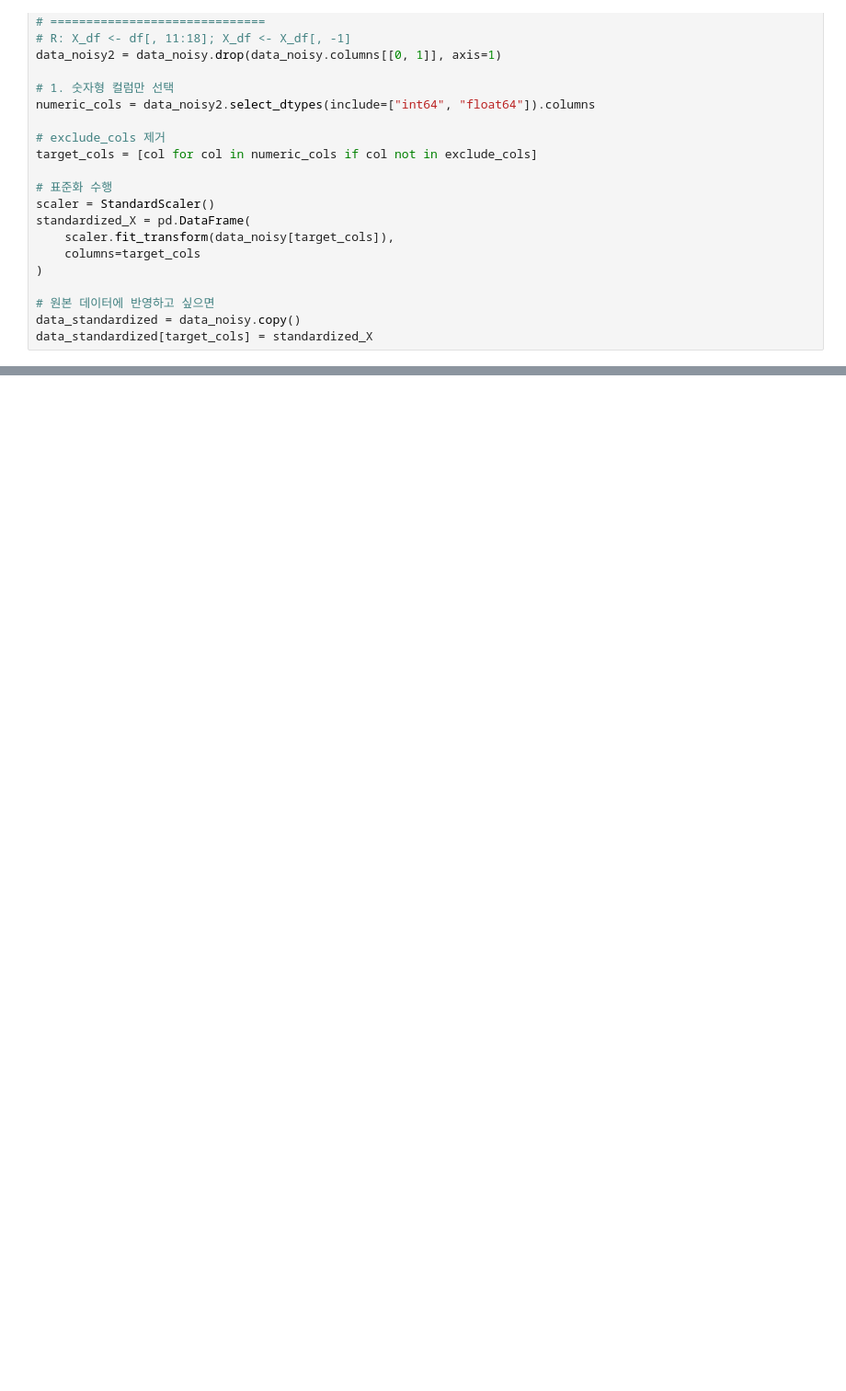
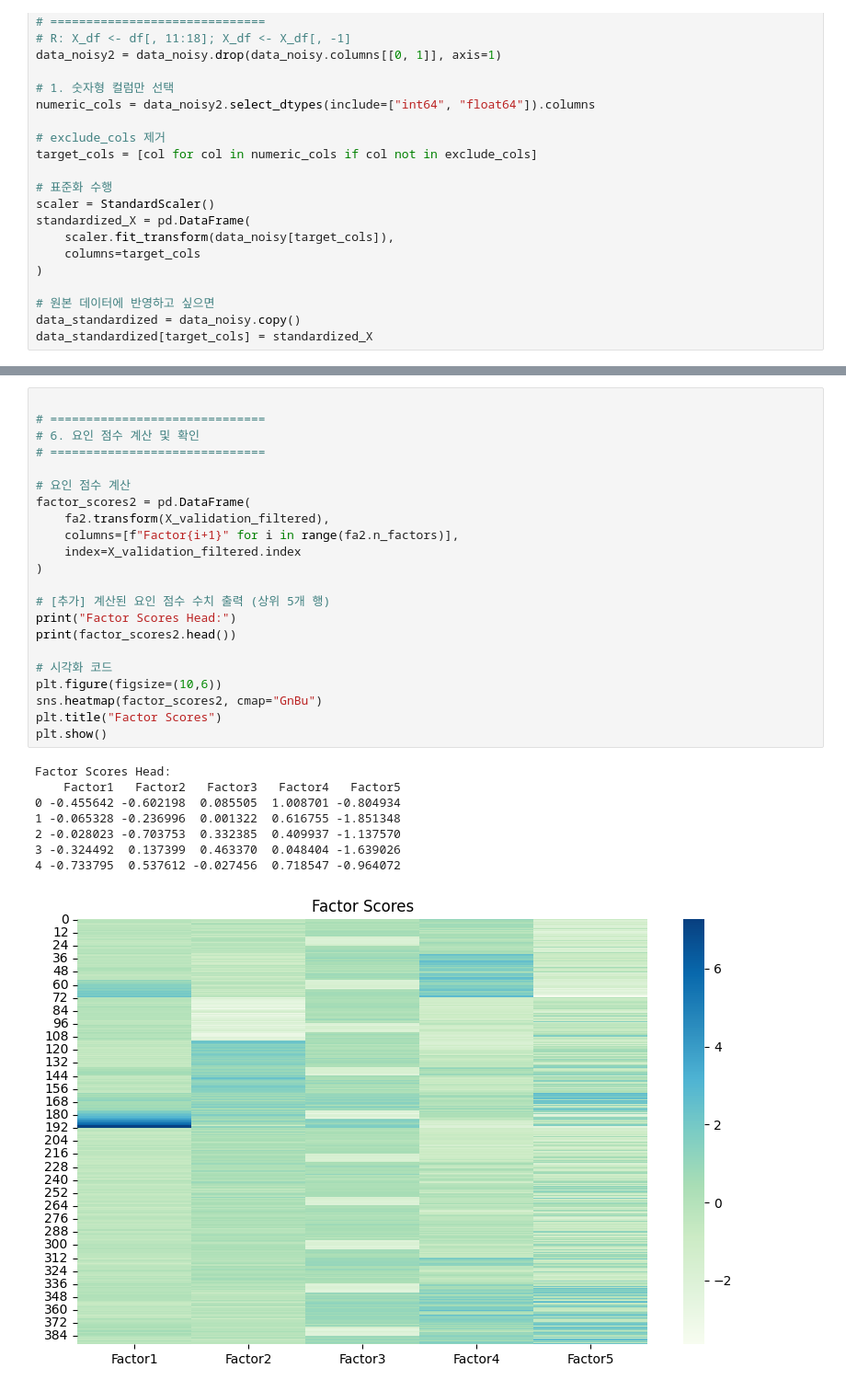
Before and after one commit to Ahnsaeyeon/ai, a Jupyter notebook: FA.ipynb, the cells around one changed output, grey strips where cells are left out. Shown: that part at 92% size. Drawn from its saved outputs; the diff is of its cells as text; blank space fills up the shorter version.

```diff
--- a/FA.ipynb
+++ b/FA.ipynb
@@ -223,0 +724,31 @@ tax_payment_integrity               0.207495
+# %%
+
+# ==============================
+# 6. 요인 점수 계산 및 확인
+# ==============================
+
+# 요인 점수 계산
+factor_scores2 = pd.DataFrame(
+    fa2.transform(X_validation_filtered),
+    columns=[f"Factor{i+1}" for i in range(fa2.n_factors)],
+    index=X_validation_filtered.index
+)
+
+# [추가] 계산된 요인 점수 수치 출력 (상위 5개 행)
+print("Factor Scores Head:")
+print(factor_scores2.head())
+
+# 시각화 코드
+plt.figure(figsize=(10,6))
+sns.heatmap(factor_scores2, cmap="GnBu")
+plt.title("Factor Scores")
+plt.show()
+# %% [output]
+Factor Scores Head:
+    Factor1   Factor2   Factor3   Factor4   Factor5
+0 -0.455642 -0.602198  0.085505  1.008701 -0.804934
+1 -0.065328 -0.236996  0.001322  0.616755 -1.851348
+2 -0.028023 -0.703753  0.332385  0.409937 -1.137570
+3 -0.324492  0.137399  0.463370  0.048404 -1.639026
+4 -0.733795  0.537612 -0.027456  0.718547 -0.964072
+[figure, added]
```
Also changed, not shown: parts of 12 cells of this notebook.
